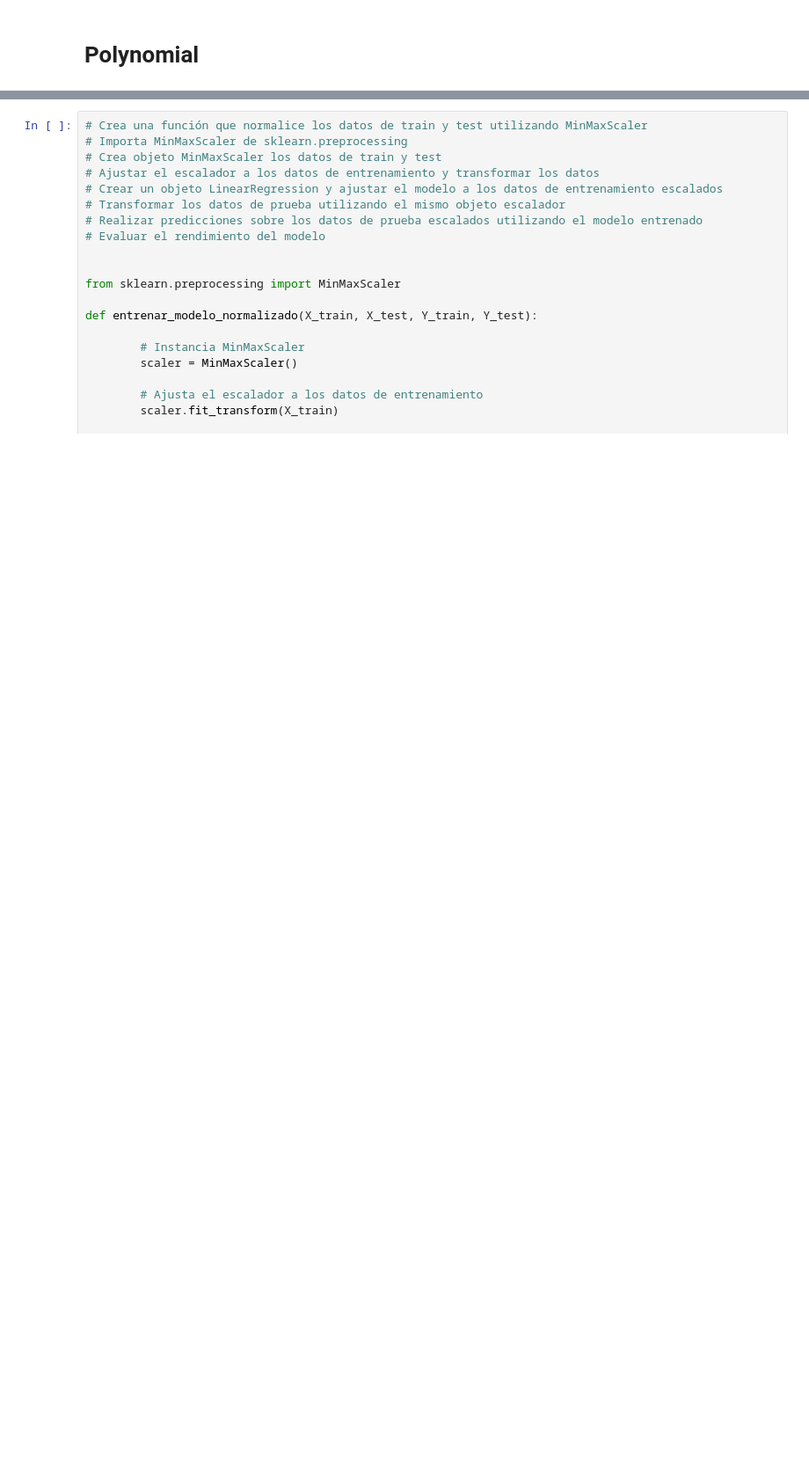
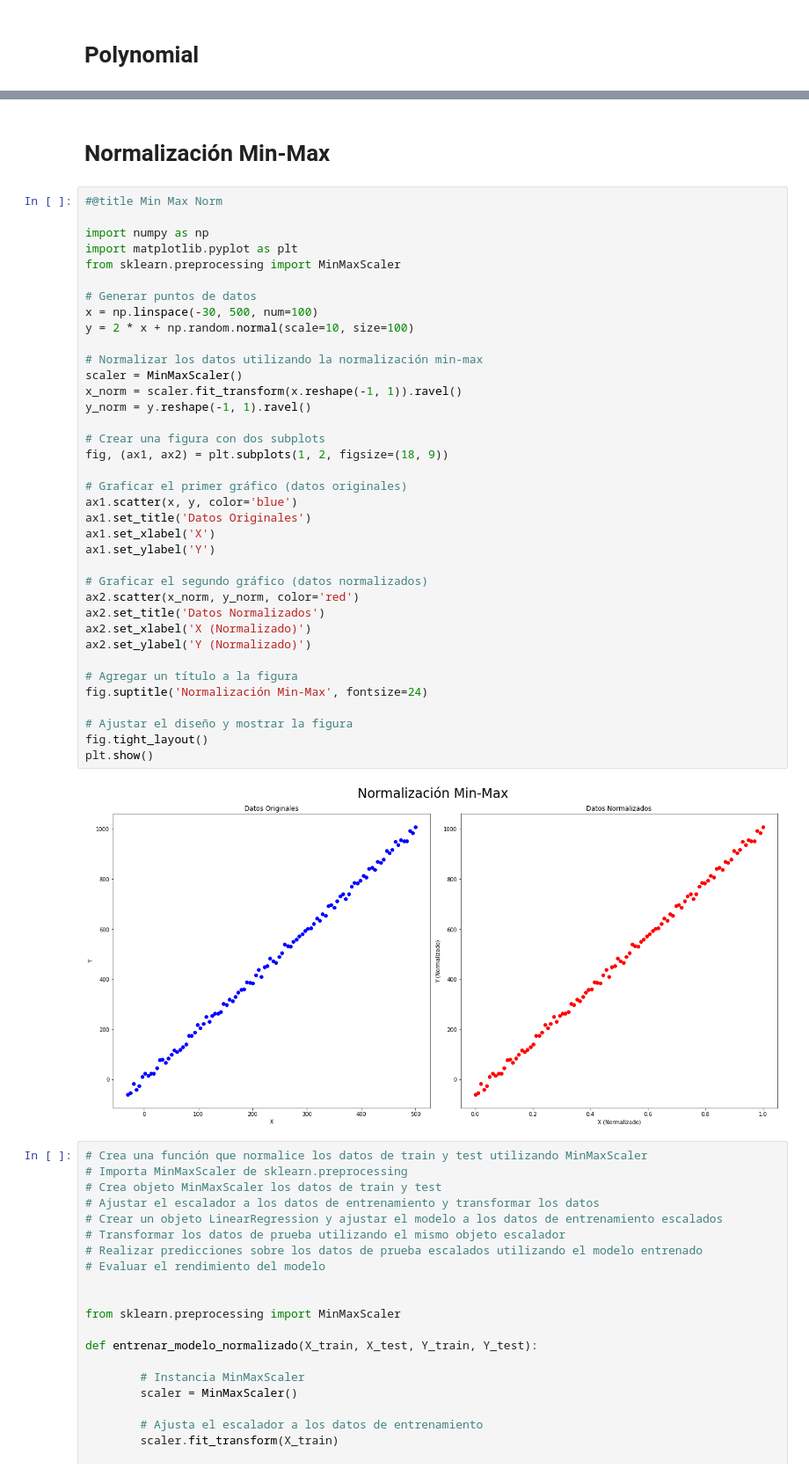
Before and after one commit to mayait/ClaseMachineLearning, a Jupyter notebook: SupervisedLearning/Classification/LinearRegEjercicio.ipynb, the cells around one changed output, grey strips where cells are left out. Shown at 88% size. Drawn from its saved outputs; the diff is of its cells as text; blank space fills up the shorter version.

```diff
--- a/SupervisedLearning/Classification/LinearRegEjercicio.ipynb
+++ b/SupervisedLearning/Classification/LinearRegEjercicio.ipynb
@@ -358,3 +457,44 @@ Entrenando modelo con Least Squares
+# %% [markdown]
+# Normalización Min-Max
+# %%
+#@title Min Max Norm
+
+import numpy as np
+import matplotlib.pyplot as plt
+from sklearn.preprocessing import MinMaxScaler
+
+# Generar puntos de datos
+x = np.linspace(-30, 500, num=100)
+y = 2 * x + np.random.normal(scale=10, size=100)
+
+# Normalizar los datos utilizando la normalización min-max
+scaler = MinMaxScaler()
+x_norm = scaler.fit_transform(x.reshape(-1, 1)).ravel()
+y_norm = y.reshape(-1, 1).ravel()
+
+# Crear una figura con dos subplots
+fig, (ax1, ax2) = plt.subplots(1, 2, figsize=(18, 9))
+
+# Graficar el primer gráfico (datos originales)
+ax1.scatter(x, y, color='blue')
+ax1.set_title('Datos Originales')
+ax1.set_xlabel('X')
+ax1.set_ylabel('Y')
+
+# Graficar el segundo gráfico (datos normalizados)
+ax2.scatter(x_norm, y_norm, color='red')
+ax2.set_title('Datos Normalizados')
+ax2.set_xlabel('X (Normalizado)')
+ax2.set_ylabel('Y (Normalizado)')
+
+# Agregar un título a la figura
+fig.suptitle('Normalización Min-Max', fontsize=24)
+
+# Ajustar el diseño y mostrar la figura
+fig.tight_layout()
+plt.show()
+# %% [output]
+[figure, added]
 # %%
 # Crea una función que normalice los datos de train y test utilizando MinMaxScaler
 # Importa MinMaxScaler de sklearn.preprocessing
```
Also changed, not shown: parts of 9 cells of this notebook.
